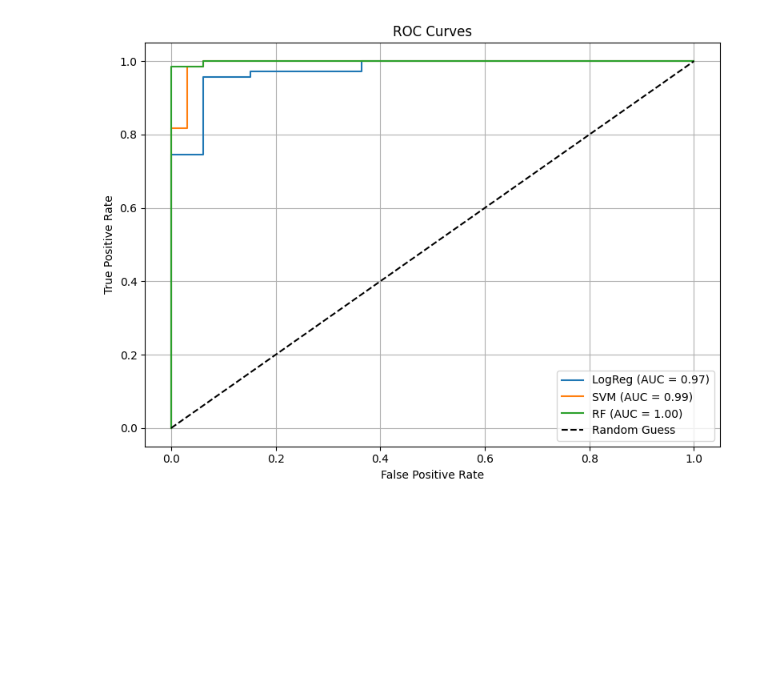
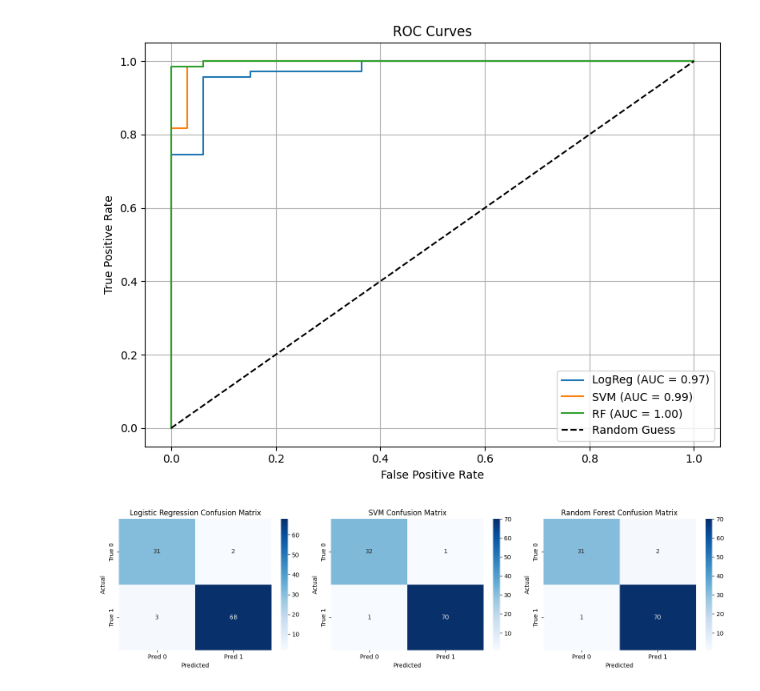
Before and after one commit to Girij1718/Predicting-Diabetes-Risk-Using-Health-and-Lifestyle-Indicators, a Jupyter notebook: Final_Project_.ipynb, the cells around one changed output. Drawn from its saved outputs; the diff is of its cells as text; code cells hidden in the pictures; blank space fills up the shorter version.

Commit message:
Plotted confusion Matrices

```diff
--- a/Final_Project_.ipynb
+++ b/Final_Project_.ipynb
@@ -328,3 +327,25 @@ plt.tight_layout()
 plt.show()
 # %% [output]
 [figure]
+# %%
+#Plot Confusion Matrices
+models = {
+    "Logistic Regression": y_pred_logreg,
+    "SVM": y_pred_svm,
+    "Random Forest": y_pred_rf
+}
+
+plt.figure(figsize=(15, 4))
+for i, (name, preds) in enumerate(models.items()):
+    cm = confusion_matrix(y_test, preds)
+    plt.subplot(1, 3, i + 1)
+    sns.heatmap(cm, annot=True, fmt='d', cmap='Blues',
+                xticklabels=['Pred 0', 'Pred 1'], yticklabels=['True 0', 'True 1'])
+    plt.title(f"{name} Confusion Matrix")
+    plt.xlabel("Predicted")
+    plt.ylabel("Actual")
+
+plt.tight_layout()
+plt.show()
+# %% [output]
+[figure, added]
```
Also changed, not shown: parts of 4 cells of this notebook.
